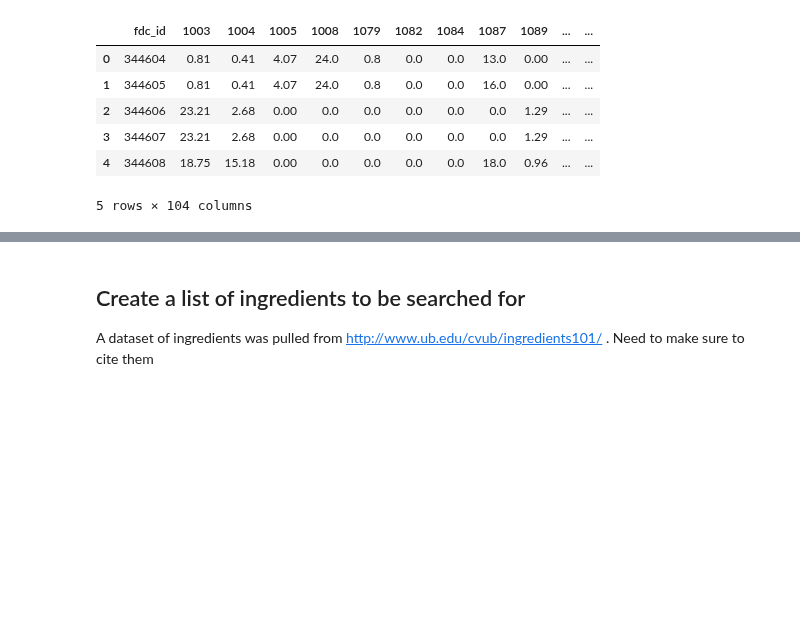
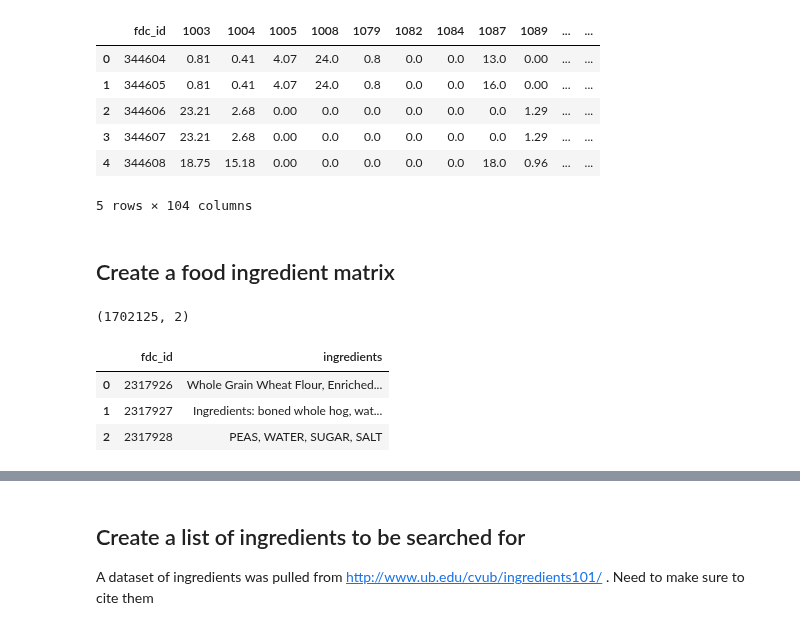
Before and after one commit to amoltkale/ai_chatbot_food_knowledge_graph, a Jupyter notebook: models/nutritional_analysis/food_data_central/1. Creating Food Nutrient Matrix.ipynb, the cells around one changed output, grey strips where cells are left out. Drawn from its saved outputs; the diff is of its cells as text; code cells hidden in the pictures; blank space fills up the shorter version.

```diff
--- a/models/nutritional_analysis/food_data_central/1. Creating Food Nutrient Matrix.ipynb
+++ b/models/nutritional_analysis/food_data_central/1. Creating Food Nutrient Matrix.ipynb
@@ -140,3 +140,15 @@ nutrient_df.head()
 | 3 | 344607 | 23.21 | 2.68 | 0.00 | 0.0 | 0.0 | 0.0 | 0.0 | 0.0 | 1.29 | ... | ... |
 | 4 | 344608 | 18.75 | 15.18 | 0.00 | 0.0 | 0.0 | 0.0 | 0.0 | 18.0 | 0.96 | ... | ... |
 5 rows × 104 columns
+# %% [markdown]
+## Create a food ingredient matrix
+# %%
+ingredient_df = pd.DataFrame(ingredient_data)
+print(ingredient_df.shape) #there are more fdc_ids in this table bc not every fdc_id has nutrients
+ingredient_df.head(3)
+# %% [output]
+(1702125, 2)
+|  | fdc_id | ingredients |
+| 0 | 2317926 | Whole Grain Wheat Flour, Enriched... |
+| 1 | 2317927 | Ingredients: boned whole hog, wat... |
+| 2 | 2317928 | PEAS, WATER, SUGAR, SALT |
```
Also changed, not shown: parts of 9 cells of this notebook.
